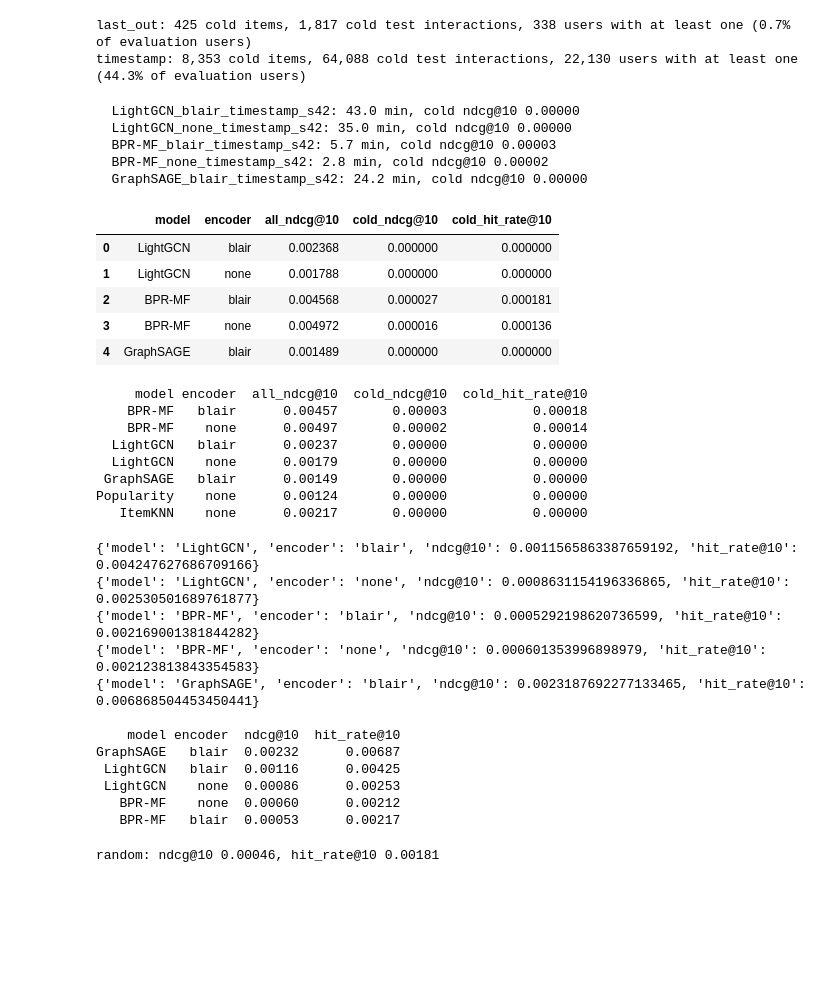
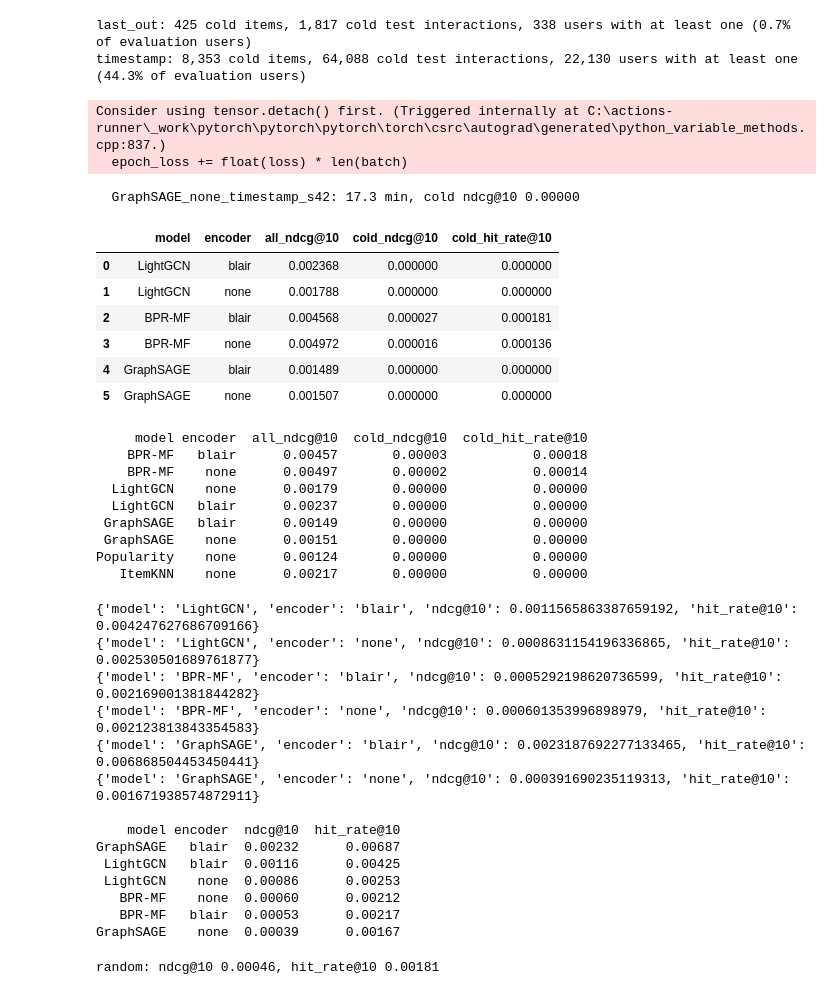
Before and after one commit to ErjonXhani/gnn-recommender-dissertation, a Jupyter notebook: notebooks/11_metadata_and_cold_start.ipynb, the cells around one changed output. Saved outputs shown, nothing was run; the diff lists cells and outputs as text; code cells hidden in the pictures; blank space fills up the shorter version.

Commit message:
Notebook 11: add GraphSAGE without features to the cold-start comparison

```diff
--- a/notebooks/11_metadata_and_cold_start.ipynb
+++ b/notebooks/11_metadata_and_cold_start.ipynb
@@ -758,26 +738,26 @@ def cold_run(name, encoder, l2_reg, protocol="timestamp", seed=SEED):
 # %%
 COLD_CONFIGS = [
     ("LightGCN",  "blair", 3e-5),
     ("LightGCN",  None,    3e-4),
     ("BPR-MF",    "blair", 0.15),
     ("BPR-MF",    None,    0.15),
-    ("GraphSAGE", "blair", 1e-4),   # untuned for this protocol, see markdown
+    ("GraphSAGE", "blair", 1e-4),
+    ("GraphSAGE", None,    3e-4),   # its timestamp setting from Notebook 10
 ]
 
 cold_results = pd.DataFrame([cold_run(*cfg) for cfg in COLD_CONFIGS])
 cold_results[["model", "encoder", "all_ndcg@10", "cold_ndcg@10", "cold_hit_rate@10"]]
 # %% [output]
-  LightGCN_blair_timestamp_s42: 43.0 min, cold ndcg@10 0.00000
-  LightGCN_none_timestamp_s42: 35.0 min, cold ndcg@10 0.00000
-  BPR-MF_blair_timestamp_s42: 5.7 min, cold ndcg@10 0.00003
-  BPR-MF_none_timestamp_s42: 2.8 min, cold ndcg@10 0.00002
-  GraphSAGE_blair_timestamp_s42: 24.2 min, cold ndcg@10 0.00000
+Consider using tensor.detach() first. (Triggered internally at C:\actions-runner\_work\pytorch\pytorch\pytorch\torch\csrc\autograd\generated\python_variable_methods.cpp:837.)
+  epoch_loss += float(loss) * len(batch)
+  GraphSAGE_none_timestamp_s42: 17.3 min, cold ndcg@10 0.00000
 |  | model | encoder | all_ndcg@10 | cold_ndcg@10 | cold_hit_rate@10 |
 | 0 | LightGCN | blair | 0.002368 | 0.000000 | 0.000000 |
 | 1 | LightGCN | none | 0.001788 | 0.000000 | 0.000000 |
 | 2 | BPR-MF | blair | 0.004568 | 0.000027 | 0.000181 |
 | 3 | BPR-MF | none | 0.004972 | 0.000016 | 0.000136 |
 | 4 | GraphSAGE | blair | 0.001489 | 0.000000 | 0.000000 |
+| 5 | GraphSAGE | none | 0.001507 | 0.000000 | 0.000000 |
 # %%
 from src import baselines as bl
 
@@ -807,9 +787,10 @@ print(cold_table[["model", "encoder", "all_ndcg@10", "cold_ndcg@10",
      model encoder  all_ndcg@10  cold_ndcg@10  cold_hit_rate@10
     BPR-MF   blair      0.00457       0.00003           0.00018
     BPR-MF    none      0.00497       0.00002           0.00014
+  LightGCN    none      0.00179       0.00000           0.00000
   LightGCN   blair      0.00237       0.00000           0.00000
-  LightGCN    none      0.00179       0.00000           0.00000
  GraphSAGE   blair      0.00149       0.00000           0.00000
+ GraphSAGE    none      0.00151       0.00000           0.00000
 Popularity    none      0.00124       0.00000           0.00000
    ItemKNN    none      0.00217       0.00000           0.00000
 # %%
@@ -848,6 +829,7 @@ print("\n" + cold_only_table.to_string(index=False, float_format="%.5f"))
 {'model': 'BPR-MF', 'encoder': 'blair', 'ndcg@10': 0.0005292198620736599, 'hit_rate@10': 0.002169001381844282}
 {'model': 'BPR-MF', 'encoder': 'none', 'ndcg@10': 0.000601353996898979, 'hit_rate@10': 0.002123813843354583}
 {'model': 'GraphSAGE', 'encoder': 'blair', 'ndcg@10': 0.0023187692277133465, 'hit_rate@10': 0.006868504453450441}
+{'model': 'GraphSAGE', 'encoder': 'none', 'ndcg@10': 0.000391690235119313, 'hit_rate@10': 0.001671938574872911}
 
     model encoder  ndcg@10  hit_rate@10
 GraphSAGE   blair  0.00232      0.00687
@@ -855,6 +837,7 @@ GraphSAGE   blair  0.00232      0.00687
  LightGCN    none  0.00086      0.00253
    BPR-MF    none  0.00060      0.00212
    BPR-MF   blair  0.00053      0.00217
+GraphSAGE    none  0.00039      0.00167
 # %%
 random_scores = cold_evaluators["timestamp"].evaluate(
     cold_only(bl.random_score_fn(d["n_items"], DEVICE, seed=SEED)),
```
Also changed, not shown: parts of 9 cells of this notebook, 8 other files.
